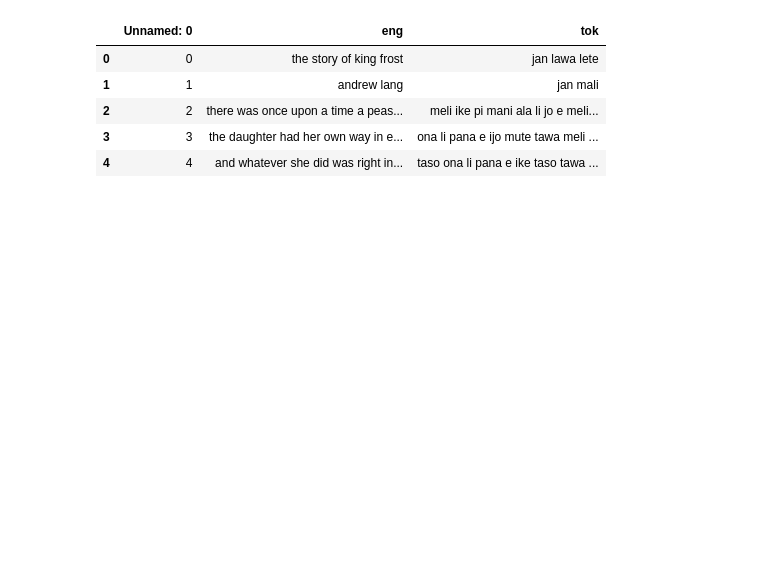
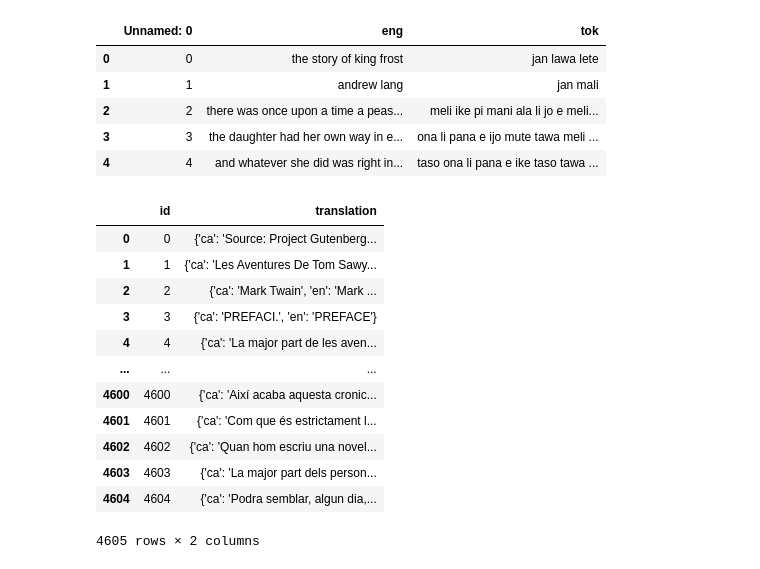
Before and after one commit to NotBioWaste905/toki-pona-translator, a Jupyter notebook: util/csv2data.ipynb, the cells around one changed output. Drawn from its saved outputs; the diff is of its cells as text; code cells hidden in the pictures; blank space fills up the shorter version.

Commit message:
added translation

```diff
--- a/util/csv2data.ipynb
+++ b/util/csv2data.ipynb
@@ -22,0 +23,16 @@ with open("../corpora/eng_tok.json", 'w', encoding="utf-8") as f:
+# %%
+pd.read_parquet("../opus_books-train.parquet")
+# %% [output]
+|  | id | translation |
+| 0 | 0 | {'ca': 'Source: Project Gutenberg... |
+| 1 | 1 | {'ca': 'Les Aventures De Tom Sawy... |
+| 2 | 2 | {'ca': 'Mark Twain', 'en': 'Mark ... |
+| 3 | 3 | {'ca': 'PREFACI.', 'en': 'PREFACE'} |
+| 4 | 4 | {'ca': 'La major part de les aven... |
+| ... | ... | ... |
+| 4600 | 4600 | {'ca': 'Així acaba aquesta cronic... |
+| 4601 | 4601 | {'ca': 'Com que és estrictament l... |
+| 4602 | 4602 | {'ca': 'Quan hom escriu una novel... |
+| 4603 | 4603 | {'ca': 'La major part dels person... |
+| 4604 | 4604 | {'ca': 'Podra semblar, algun dia,... |
+4605 rows × 2 columns
```
Also changed, not shown: parts of 1 cell of this notebook, 9 other files.
